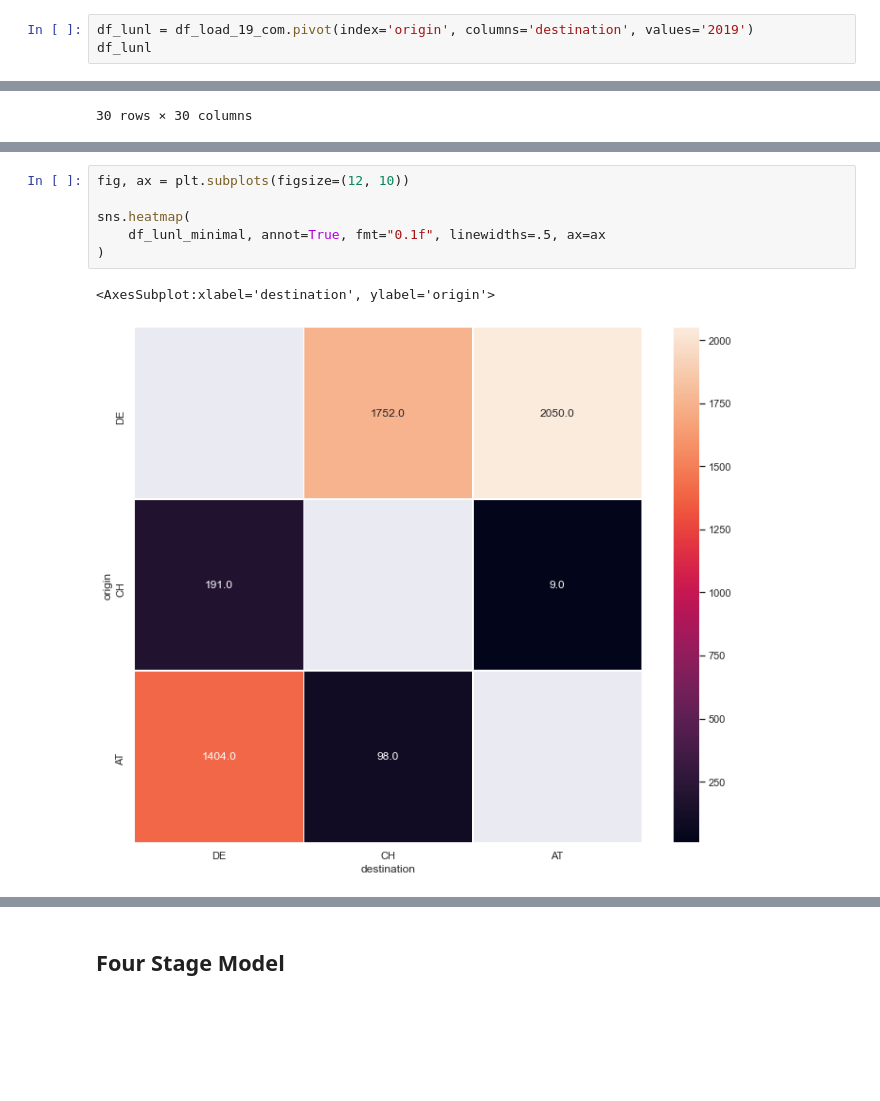
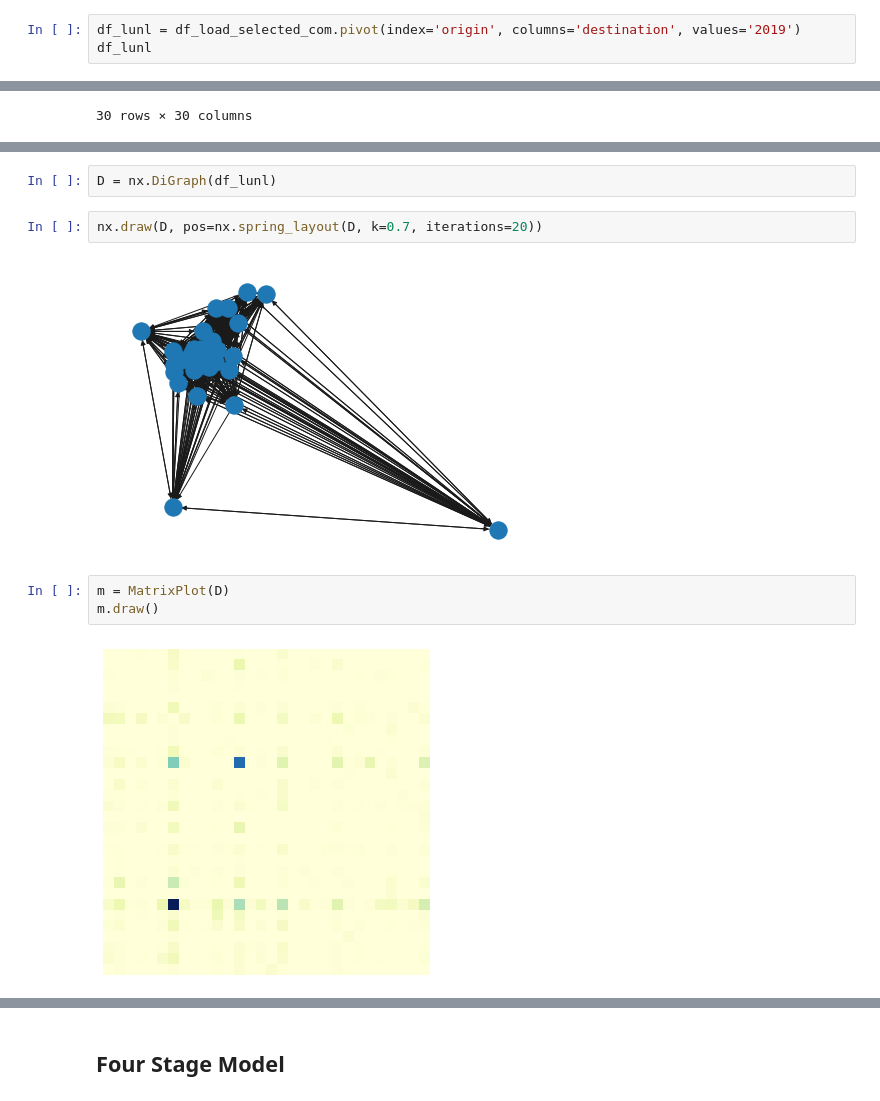
Before and after one commit to emptymalei/theflow-code, a Jupyter notebook: road_freight/european-road-freight.ipynb, the cells around one changed output, grey strips where cells are left out. Saved outputs shown, nothing was run; the diff lists cells and outputs as text; blank space fills up the shorter version.

```diff
--- a/road_freight/european-road-freight.ipynb
+++ b/road_freight/european-road-freight.ipynb
@@ -262,7 +234,7 @@ df_load_19_com.to_csv("assets/road-freight-eurostats/eurostats_load_19_com.csv")
 # %% [markdown]
 ## Construct the Matrix
 # %%
-df_lunl = df_load_19_com.pivot(index='origin', columns='destination', values='2019')
+df_lunl = df_load_selected_com.pivot(index='origin', columns='destination', values='2019')
 df_lunl
 # %% [output]
 | destination | AT | BE | BG | CH | CY | CZ | DE | DK | EE | EL | ... | ... |
@@ -308,9 +268,11 @@ df_lunl_minimal
-# %%
-fig, ax = plt.subplots(figsize=(12, 10))
-
-sns.heatmap(
-    df_lunl_minimal, annot=True, fmt="0.1f", linewidths=.5, ax=ax
-)
-# %% [output]
-<AxesSubplot:xlabel='destination', ylabel='origin'>
-[figure, removed]
+# %%
+D = nx.DiGraph(df_lunl)
+# %%
+nx.draw(D, pos=nx.spring_layout(D, k=0.7, iterations=20))
+# %% [output]
+[figure, added]
+# %%
+m = MatrixPlot(D)
+m.draw()
+# %% [output]
+[figure, added]
```
Also changed, not shown: parts of 70 cells of this notebook, 3 other files.
